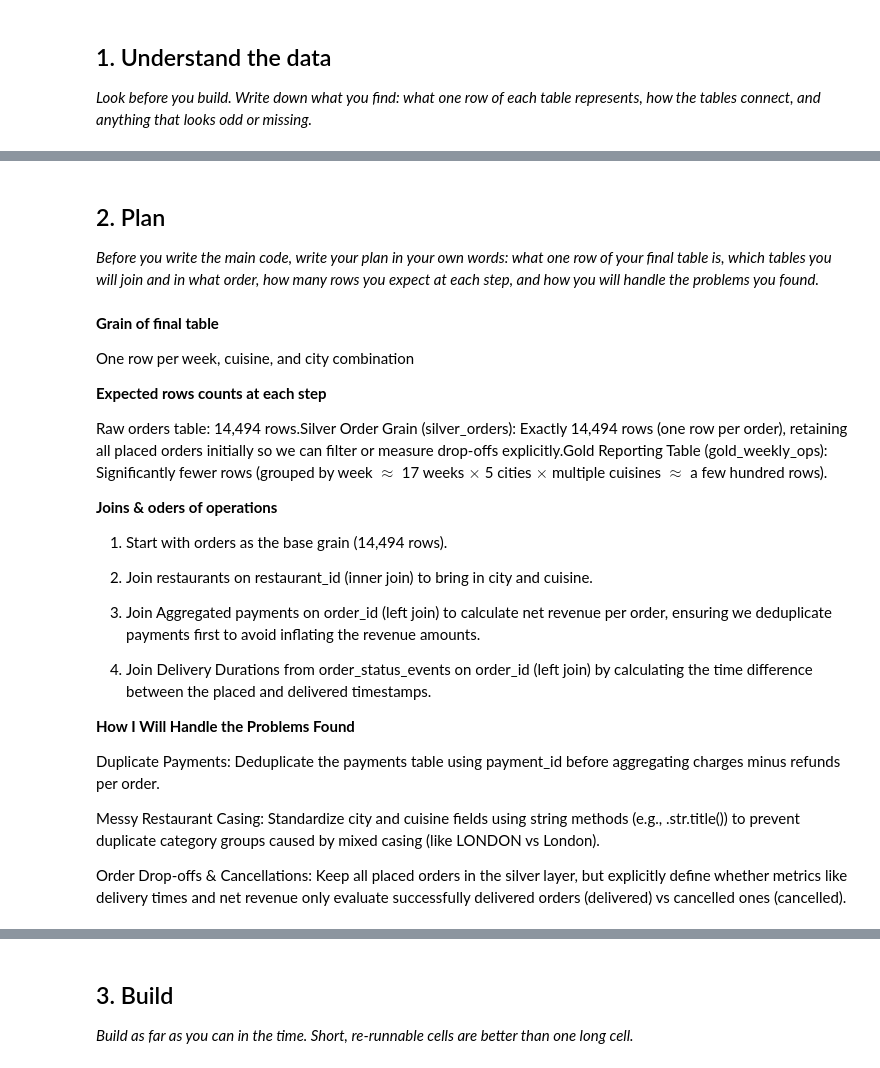
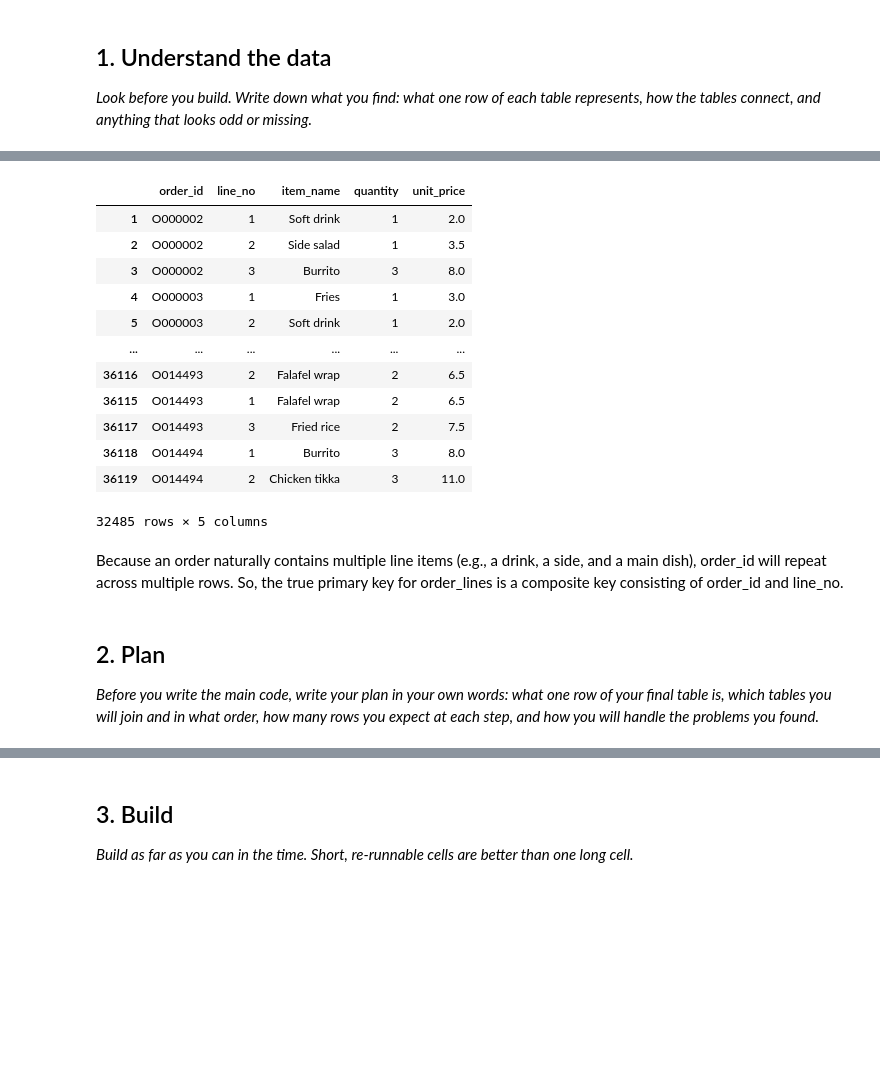
Before and after one commit to WingmanShi/WingmanShi-AnalyticsEngineering, a Jupyter notebook: 5_02_practice_weekly_ops.ipynb, the cells around one changed output, grey strips where cells are left out. Drawn from its saved outputs; the diff is of its cells as text; code cells hidden in the pictures; blank space fills up the shorter version.

```diff
--- a/5_02_practice_weekly_ops.ipynb
+++ b/5_02_practice_weekly_ops.ipynb
@@ -645,29 +425,25 @@ payments: records with no matching order: 0
+# %%
+# Order lines duplicate check (using composite key: order_id and line_no)
+lines_df = tables["order_lines"]
+duplicate_lines = lines_df[lines_df.duplicated(subset=["order_id"], keep=False)]
+display(duplicate_lines.sort_values(by=["order_id"]))
+# %% [output]
+|  | order_id | line_no | item_name | quantity | unit_price |
+| 1 | O000002 | 1 | Soft drink | 1 | 2.0 |
+| 2 | O000002 | 2 | Side salad | 1 | 3.5 |
+| 3 | O000002 | 3 | Burrito | 3 | 8.0 |
+| 4 | O000003 | 1 | Fries | 1 | 3.0 |
+| 5 | O000003 | 2 | Soft drink | 1 | 2.0 |
+| ... | ... | ... | ... | ... | ... |
+| 36116 | O014493 | 2 | Falafel wrap | 2 | 6.5 |
+| 36115 | O014493 | 1 | Falafel wrap | 2 | 6.5 |
+| 36117 | O014493 | 3 | Fried rice | 2 | 7.5 |
+| 36118 | O014494 | 1 | Burrito | 3 | 8.0 |
+| 36119 | O014494 | 2 | Chicken tikka | 3 | 11.0 |
+32485 rows × 5 columns
+# %% [markdown]
+Because an order naturally contains multiple line items (e.g., a drink, a side, and a main dish), order_id will repeat across multiple rows. So, the true primary key for order_lines is a composite key consisting of order_id and line_no.
 # %% [markdown]
 ## 2. Plan
 
 *Before you write the main code, write your plan in your own words: what one row of your final table is, which tables you will join and in what order, how many rows you expect at each step, and how you will handle the problems you found.*
-# %% [markdown]
-**Grain of final table**
-
-One row per week, cuisine, and city combination
-
-**Expected rows counts at each step**
-
-Raw orders table: 14,494 rows.Silver Order Grain (silver_orders): Exactly 14,494 rows (one row per order), retaining all placed orders initially so we can filter or measure drop-offs explicitly.Gold Reporting Table (gold_weekly_ops): Significantly fewer rows (grouped by week $\approx$ 17 weeks $\times$ 5 cities $\times$ multiple cuisines $\approx$ a few hundred rows).
-
-**Joins & oders of operations**
-1. Start with orders as the base grain (14,494 rows).
-
-2. Join restaurants on restaurant_id (inner join) to bring in city and cuisine.
-
-3. Join Aggregated payments on order_id (left join) to calculate net revenue per order, ensuring we deduplicate payments first to avoid inflating the revenue amounts.
-
-4. Join Delivery Durations from order_status_events on order_id (left join) by calculating the time difference between the placed and delivered timestamps.
-
-**How I Will Handle the Problems Found**
-
-Duplicate Payments: Deduplicate the payments table using payment_id before aggregating charges minus refunds per order.
-
-Messy Restaurant Casing: Standardize city and cuisine fields using string methods (e.g., .str.title()) to prevent duplicate category groups caused by mixed casing (like LONDON vs London).
-
-Order Drop-offs & Cancellations: Keep all placed orders in the silver layer, but explicitly define whether metrics like delivery times and net revenue only evaluate successfully delivered orders (delivered) vs cancelled ones (cancelled).
```
Also changed, not shown: parts of 43 cells of this notebook.
